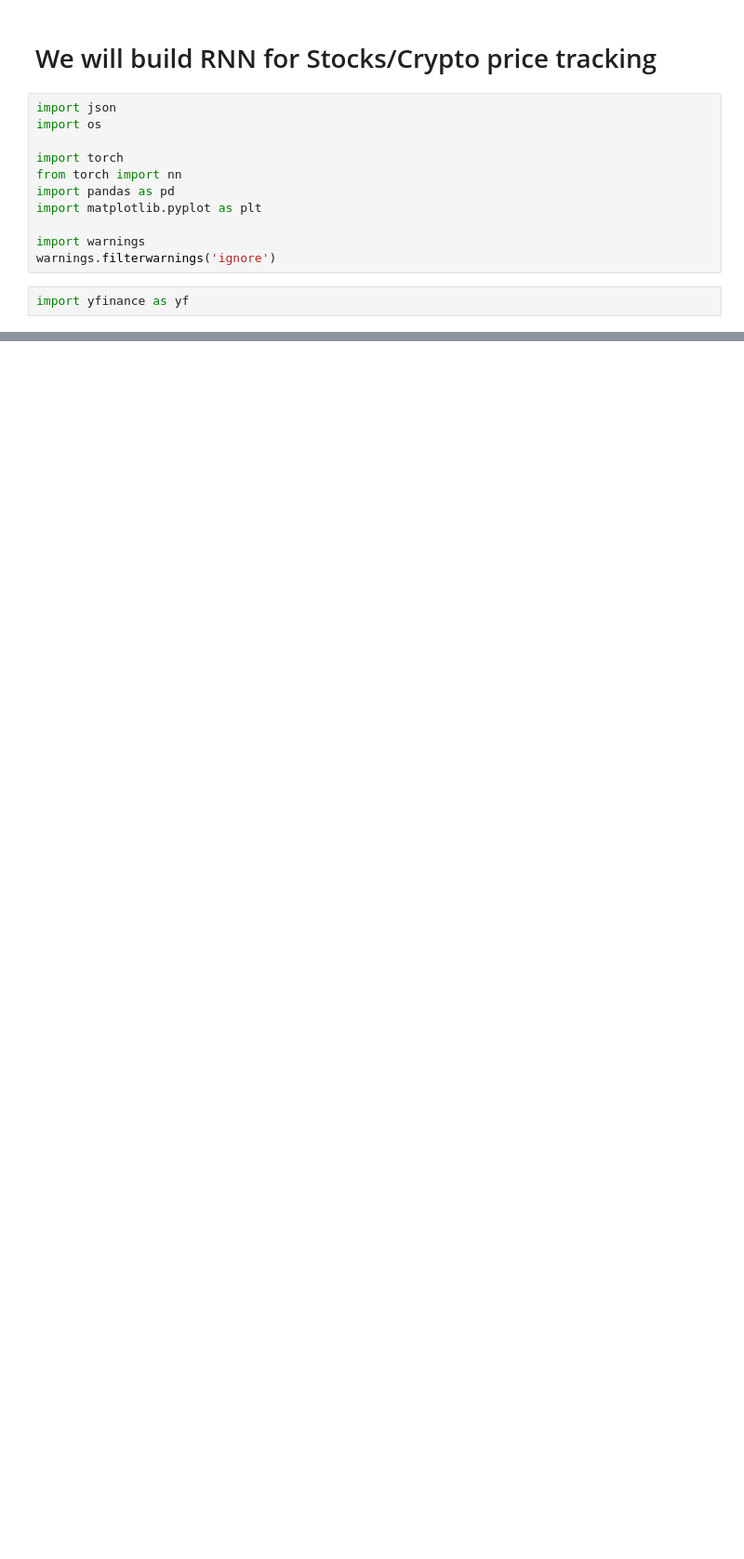
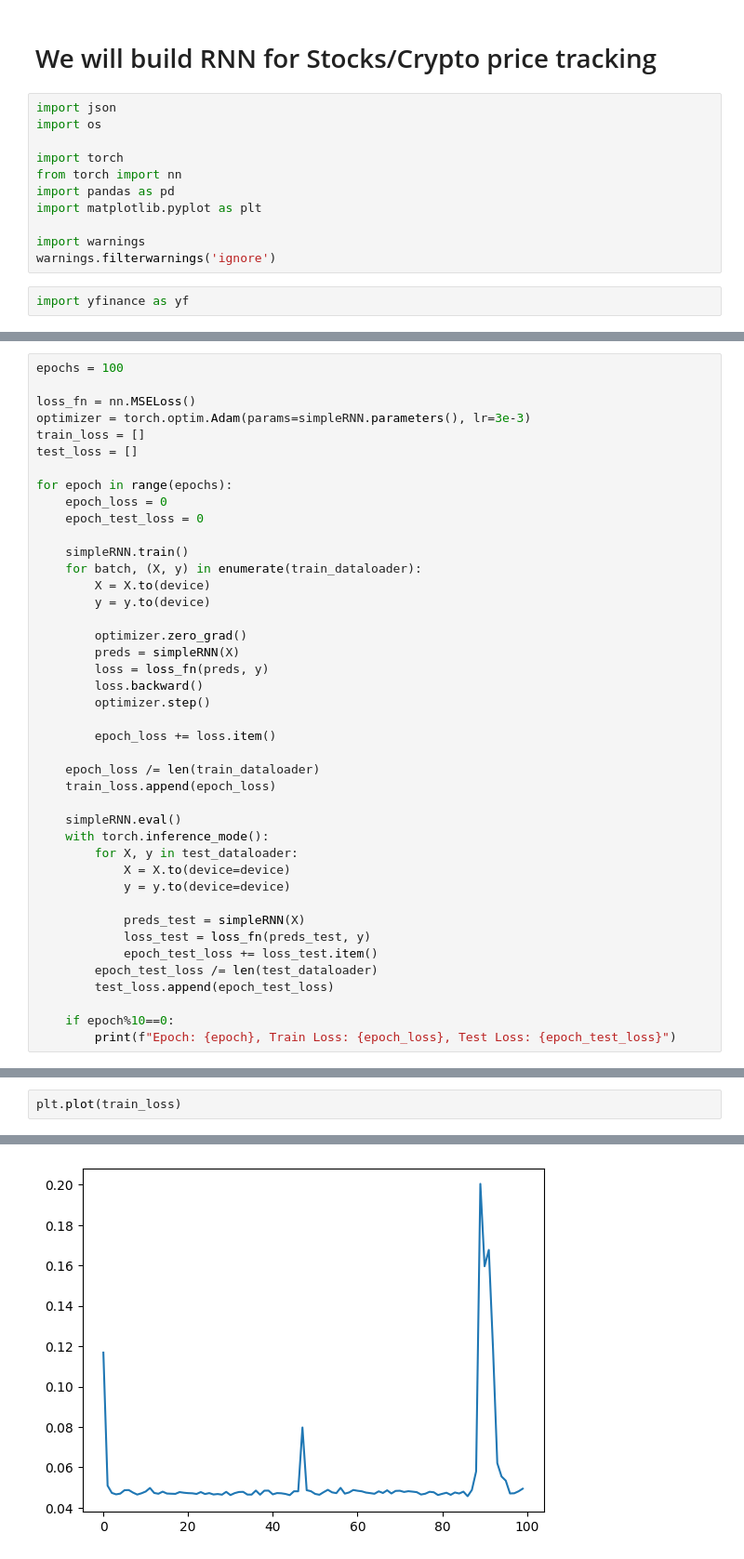
Before and after one commit to Harsh-Agarwals/NLP, a Jupyter notebook: Codes/models/rnns/rnn_variations.ipynb, the cells around one changed output, grey strips where cells are left out. Shown at 93% size. Drawn from its saved outputs; the diff is of its cells as text; blank space fills up the shorter version.

```diff
--- a/Codes/models/rnns/rnn_variations.ipynb
+++ b/Codes/models/rnns/rnn_variations.ipynb
@@ -96,0 +403,42 @@ plt.show()
+# %%
+epochs = 100
+
+loss_fn = nn.MSELoss()
+optimizer = torch.optim.Adam(params=simpleRNN.parameters(), lr=3e-3)
+train_loss = []
+test_loss = []
+
+for epoch in range(epochs):
+    epoch_loss = 0
+    epoch_test_loss = 0
+
+    simpleRNN.train()
+    for batch, (X, y) in enumerate(train_dataloader):
+        X = X.to(device)
+        y = y.to(device)
+
+        optimizer.zero_grad()
+        preds = simpleRNN(X)
+        loss = loss_fn(preds, y)
+        loss.backward()
+        optimizer.step()
+
+        epoch_loss += loss.item()
+
+    epoch_loss /= len(train_dataloader)
+    train_loss.append(epoch_loss)
+
+    simpleRNN.eval()
+    with torch.inference_mode():
+        for X, y in test_dataloader:
+            X = X.to(device=device)
+            y = y.to(device=device)
+
+            preds_test = simpleRNN(X)
+            loss_test = loss_fn(preds_test, y)
+            epoch_test_loss += loss_test.item()
+        epoch_test_loss /= len(test_dataloader)
+        test_loss.append(epoch_test_loss)
+
+    if epoch%10==0:
+        print(f"Epoch: {epoch}, Train Loss: {epoch_loss}, Test Loss: {epoch_test_loss}")
@@ -96,0 +456,3 @@ plt.show()
+# %%
+plt.plot(train_loss)
+# %% [output]
@@ -96,0 +460 @@ plt.show()
+[figure, added]
```
Also changed, not shown: parts of 54 cells of this notebook, 1 other file.
